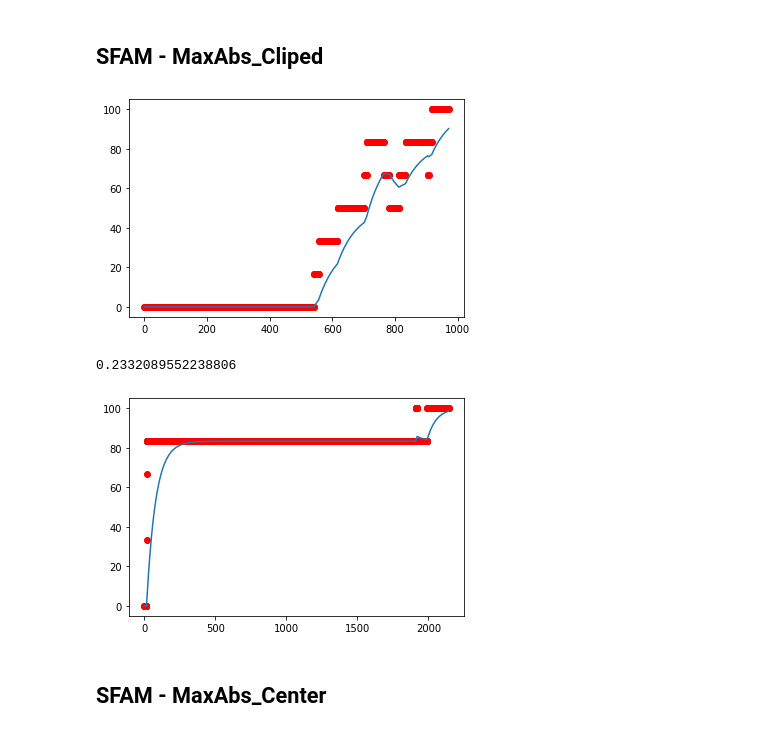
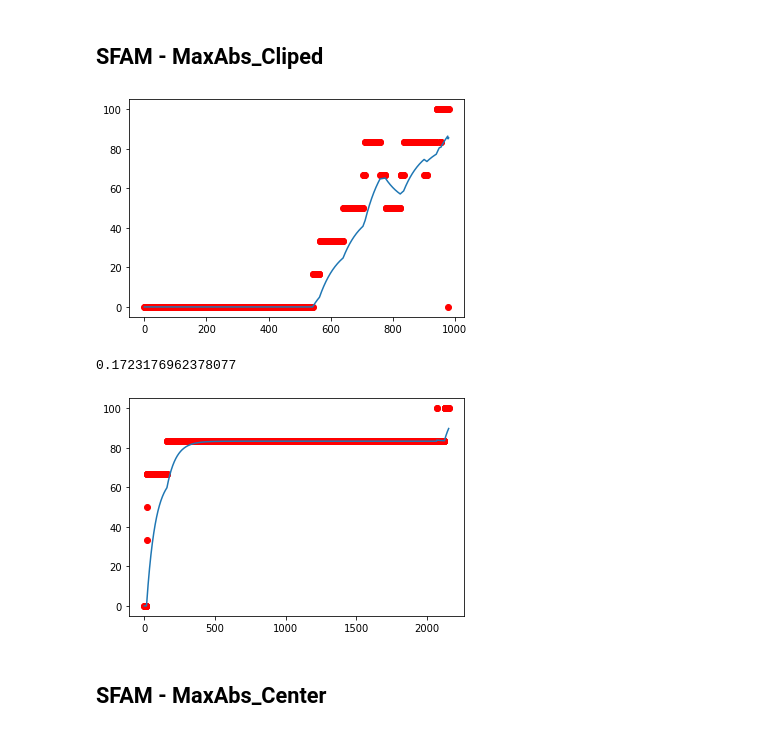
Before and after one commit to LeandroMoura3/neoprog, a Jupyter notebook: weibull_sfam.ipynb, the cells around one changed output. Cells and saved outputs as stored; diff of their text form; code cells hidden in the pictures.

Commit message:
organize and more tests

```diff
--- a/weibull_sfam.ipynb
+++ b/weibull_sfam.ipynb
@@ -39,10 +39,11 @@ class SFAM:
 
         return result
 
-    def __init__(self, input_size=6, alpha=1e-5, rho=0.001, beta=1.0, uncommited_value=1.0):
+    def __init__(self, input_size=6, alpha=1e-5, rho=0.001, beta=1.0, epsilon=0.0, uncommited_value=0.5):
         self.rho = rho
         self.beta = beta
         self.alpha = alpha
+        self.epsilon = epsilon
         self.input_size = 2 * input_size
 
         ZERO = []
@@ -99,7 +100,7 @@ class SFAM:
                         self.W[winner] = self._train(X, self.W[winner])
                         train_finished = True
                     else:
-                        rho = fuzzy_and_m
+                        rho = fuzzy_and_m + self.epsilon
                         t[winner] = -1
                         if (rho >= 1.0):
                             train_finished = True
@@ -148,6 +149,19 @@ class SFAM:
         for i in range(len(self.W)):
             print(self.W[i], self.categories[i], self.used[i])
 
+    def shuffle_nasa_train(self, data, init_degeneration=-1, order=2):
+        X, y = organize_nasa(data, init_degeneration, order)
+        for i in range(len(X)):
+            X[i].append(y[i])
+        stable = True
+        random.seed(0)
+        while stable:
+            random.shuffle(X)
+            for i in range(len(X)):
+                result = self.train(X[i][:-1], X[i][-1])
+                stable = stable and result
+
+
     def train_nasa(self, data, init_degeneration=-1, order=2):
         X, y = organize_nasa(data, init_degeneration, order)
         stable = True
@@ -606,7 +725,7 @@ for i in range(len(datas)):
 # %%
 sfam = {}
 # %%
-sfam['MaxAbs'] = SFAM(alpha = 2.617325177043259e-06, rho = 7.679082091677435e-12, beta = 0.035495950650972226, uncommited_value = 0.6868487573343112)
+sfam['MaxAbs'] = SFAM(alpha = 3.3864038844388143e-06, rho = 3.657477124222113e-05, beta = 0.04844502173902665, epsilon = 0.23474188550938033, uncommited_value = 0.28034744230011377)
 
 sfam['MaxAbs'].train_nasa(lambda x: datasets['train'][x]['ufrf']['MaxAbs_Cliped']['data'], 392)
 sfam['MaxAbs'].predict_nasa(lambda x: datasets['train'][x]['MaxAbs']['data'], 392)
@@ -915,17 +1042,17 @@ mlp['MaxAbs_Zoom'].score(x_test, y_test)
 # %%
-order = 13
-sfam['MaxAbs_HOrder'] = SFAM(input_size=order * 3, alpha = 1.4937614035813953e-05, rho = 0.001602074207017527, beta = 0.09486927599859632, uncommited_value = 0.6703351329846337)
+order = 4
+sfam['MaxAbs_HOrder'] = SFAM(input_size=order * 3, alpha = 5.7178955012023405, rho = 0.1313726446633941, beta = 2.9058567705878517e-10, epsilon = 3.0314685749891967e-14, uncommited_value = 0.30476807052343236)
 
 sfam['MaxAbs_HOrder'].train_nasa(lambda x: datasets['train'][x]['ufrf']['MaxAbs_Cliped']['data'], 392, order)
 sfam['MaxAbs_HOrder'].predict_nasa(lambda x: datasets['train'][x]['MaxAbs_Cliped']['data'], 392, order)
 sfam['MaxAbs_HOrder'].prune()
 # %% [output]
-[figure, old version]
+[figure, new version]
 # %%
 sfam['MaxAbs_HOrder'].predict_nasa(lambda x: datasets['test'][x]['MaxAbs_Cliped']['data'], -1, order)
 # %% [output]
-0.2332089552238806
+0.1723176962378077
-[figure, old version]
+[figure, new version]
 # %% [markdown]
 ## SFAM - MaxAbs_Center
 # %%
```
Also changed, not shown: parts of 92 cells of this notebook, 1 other file.
